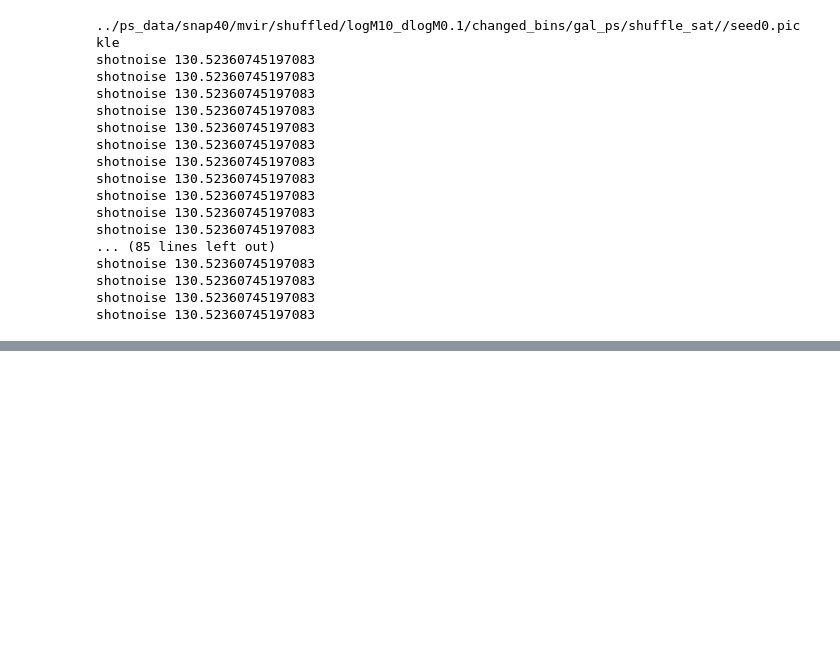
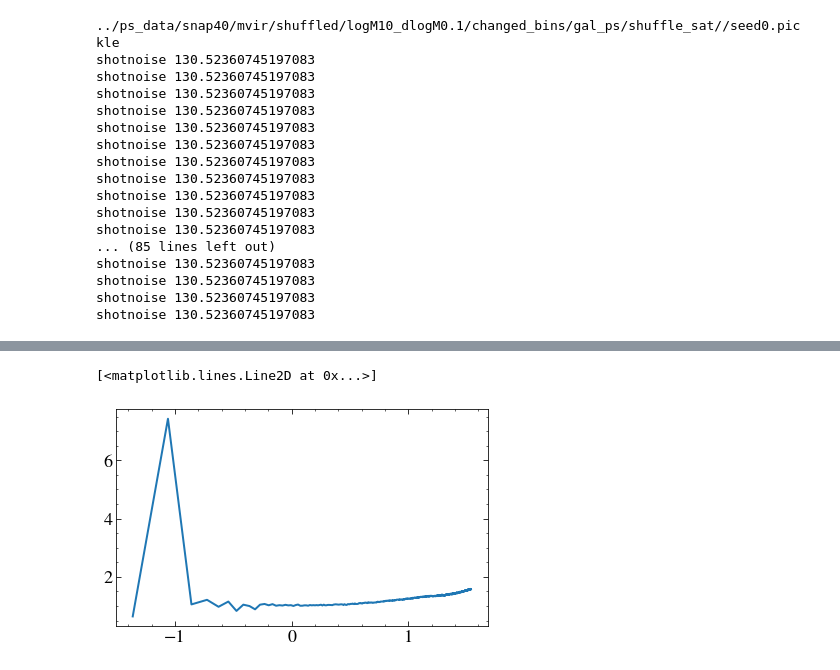
Before and after one commit to ruilan-zh/paper1, a Jupyter notebook: assembly bias/shuffled_1-halo_term.ipynb, the cells around one changed output, grey strips where cells are left out. Saved outputs shown, nothing was run; the diff lists cells and outputs as text; code cells hidden in the pictures; blank space fills up the shorter version.

```diff
--- a/assembly bias/shuffled_1-halo_term.ipynb
+++ b/assembly bias/shuffled_1-halo_term.ipynb
@@ -186,7 +257,7 @@ def compute_uk2(Pk_gal10, Pk_sum10):
     return uk2
 # %%
 orig = compute_uk2(Pk_gal10, Pk_sum10)
-shuffled = compute_uk2(Pk_gal_shuffled, Pk_sum10)
+shuffled = compute_uk2(Pk_shuffled_list_sats[0][5], Pk_shuffled_list_sats_group[0][5])
 # %%
 ks = Pk_gal10["k"]
 logks = np.log10(ks)
@@ -198,0 +270,5 @@ plt.plot(logks, shuffled)
+# %%
+plt.plot(logks, orig/shuffled)
+# %% [output]
+[<matplotlib.lines.Line2D at 0x...>]
+[figure, added]
```
Also changed, not shown: parts of 17 cells of this notebook, 50 other files.
